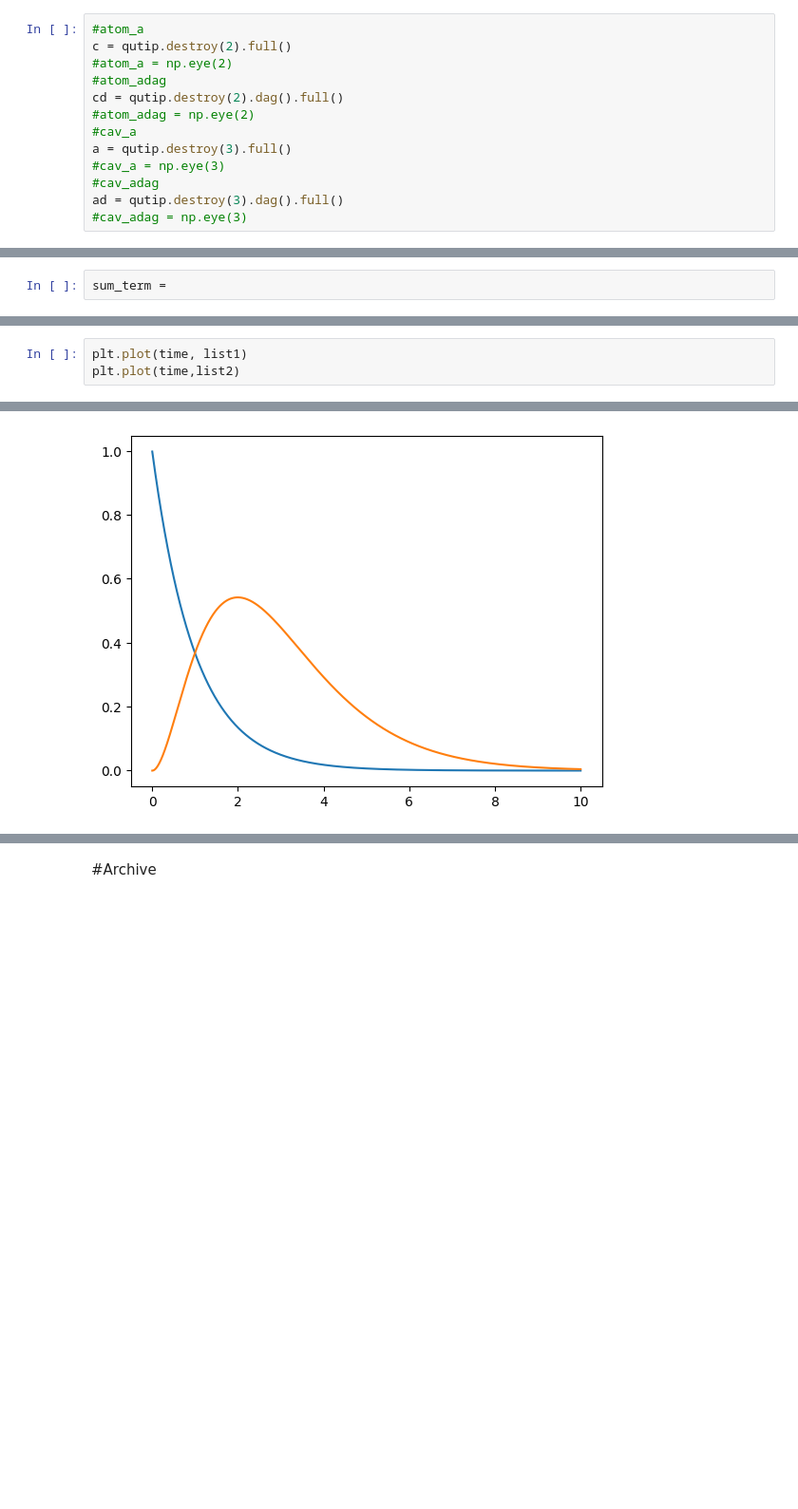
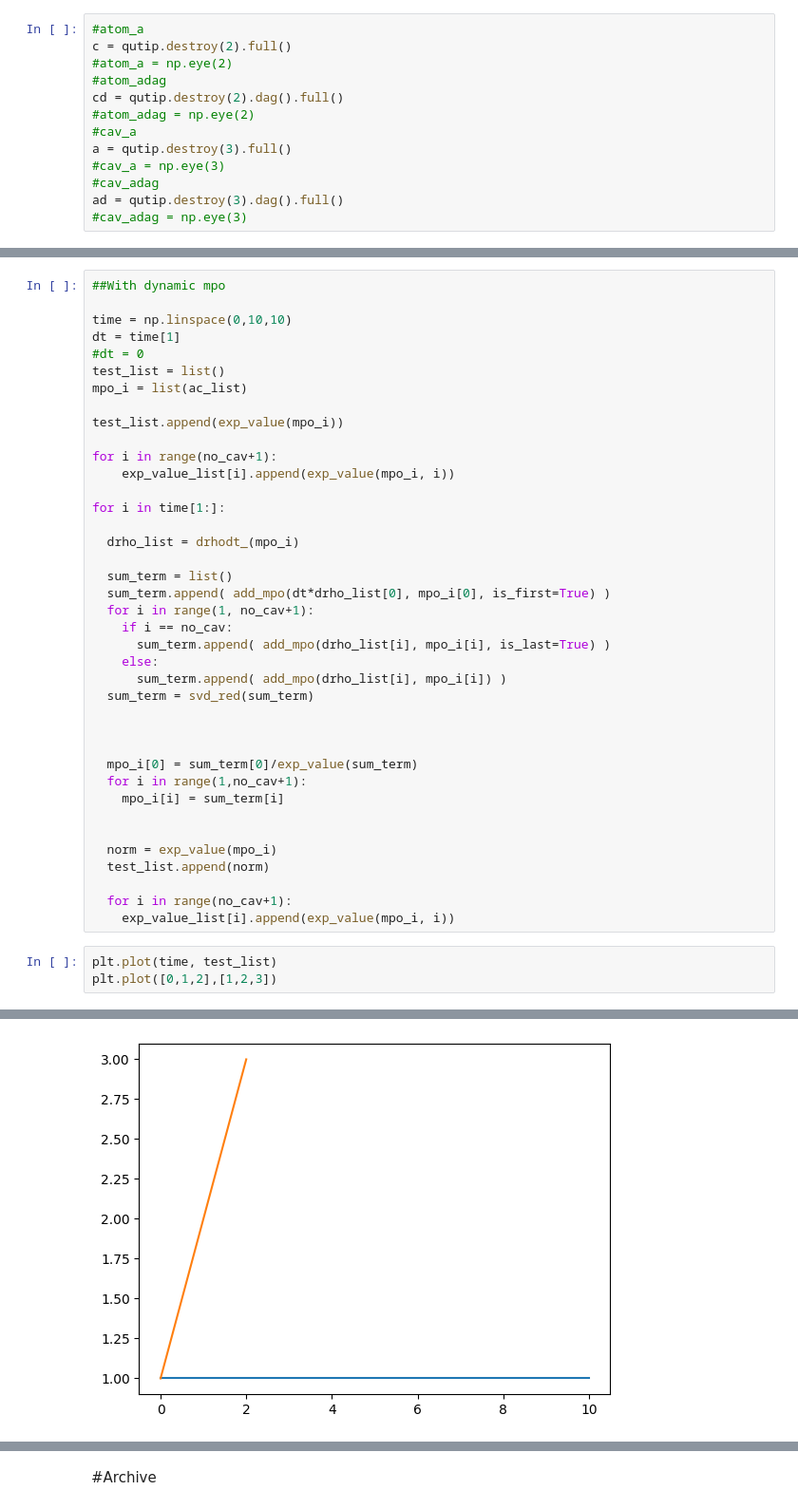
Before and after one commit to anxious-pineapple/Errors-in-FBQC-Code, a Jupyter notebook: Atom_into_multiple_cavity_MPO.ipynb, the cells around one changed output, grey strips where cells are left out. Shown at 95% size. Cells and saved outputs as stored; diff of their text form; blank space fills up the shorter version.

```diff
--- a/Atom_into_multiple_cavity_MPO.ipynb
+++ b/Atom_into_multiple_cavity_MPO.ipynb
@@ -246,3 +591 @@ term3 = list([
 ])
-# %%
-sum_term =
@@ -299,6 +658,45 @@ for i in time:
+# %%
+##With dynamic mpo
+
+time = np.linspace(0,10,10)
+dt = time[1]
+#dt = 0
+test_list = list()
+mpo_i = list(ac_list)
+
+test_list.append(exp_value(mpo_i))
+
+for i in range(no_cav+1):
+    exp_value_list[i].append(exp_value(mpo_i, i))
+
+for i in time[1:]:
+
+  drho_list = drhodt_(mpo_i)
+
+  sum_term = list()
+  sum_term.append( add_mpo(dt*drho_list[0], mpo_i[0], is_first=True) )
+  for i in range(1, no_cav+1):
+    if i == no_cav:
+      sum_term.append( add_mpo(drho_list[i], mpo_i[i], is_last=True) )
+    else:
+      sum_term.append( add_mpo(drho_list[i], mpo_i[i]) )
+  sum_term = svd_red(sum_term)
+
+
+
+  mpo_i[0] = sum_term[0]/exp_value(sum_term)
+  for i in range(1,no_cav+1):
+    mpo_i[i] = sum_term[i]
+
+
+  norm = exp_value(mpo_i)
+  test_list.append(norm)
+
+  for i in range(no_cav+1):
+    exp_value_list[i].append(exp_value(mpo_i, i))
 # %%
-plt.plot(time, list1)
-plt.plot(time,list2)
+plt.plot(time, test_list)
+plt.plot([0,1,2],[1,2,3])
 # %% [output]
 [<matplotlib.lines.Line2D at 0x...>]
-[figure, old version]
+[figure, new version]
```
Also changed, not shown: parts of 62 cells of this notebook, 8 other files.
